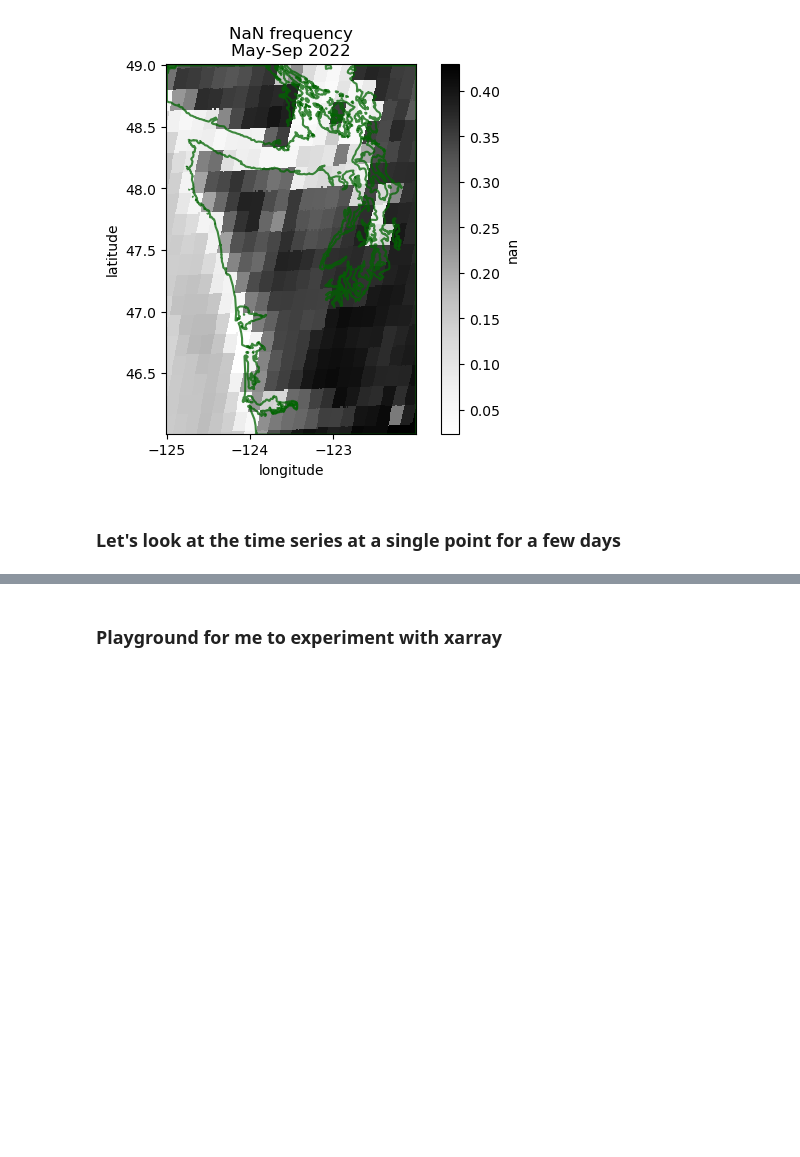
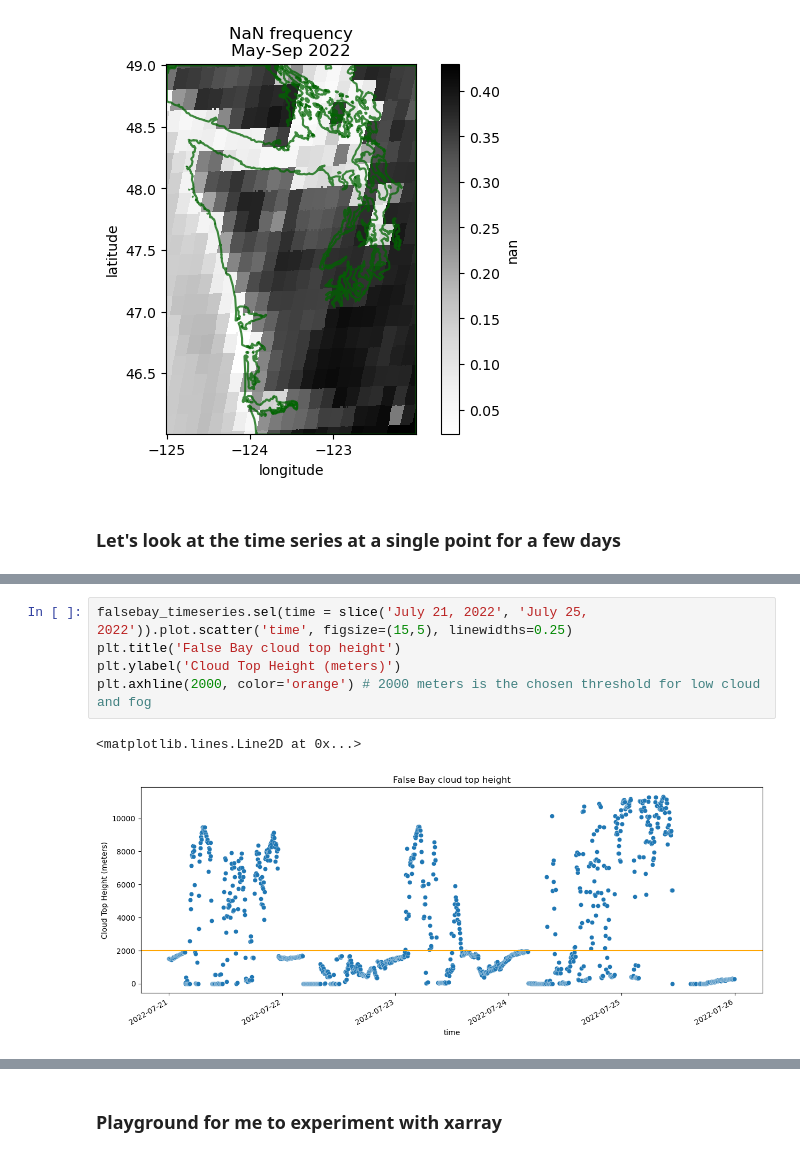
Before and after one commit to autumn-yng/summerfog, a Jupyter notebook: goes/goes_analyze.ipynb, the cells around one changed output, grey strips where cells are left out. Saved outputs shown, nothing was run; the diff lists cells and outputs as text; blank space fills up the shorter version.

```diff
--- a/goes/goes_analyze.ipynb
+++ b/goes/goes_analyze.ipynb
@@ -447,0 +453,8 @@ plt.axhline(400, color='orange') # 400 meters is the chosen threshold for low cl
+# %%
+falsebay_timeseries.sel(time = slice('July 21, 2022', 'July 25, 2022')).plot.scatter('time', figsize=(15,5), linewidths=0.25)
+plt.title('False Bay cloud top height')
+plt.ylabel('Cloud Top Height (meters)')
+plt.axhline(2000, color='orange') # 2000 meters is the chosen threshold for low cloud and fog
+# %% [output]
+<matplotlib.lines.Line2D at 0x...>
+[figure, added]
```
Also changed, not shown: parts of 19 cells of this notebook, 2 other files.
